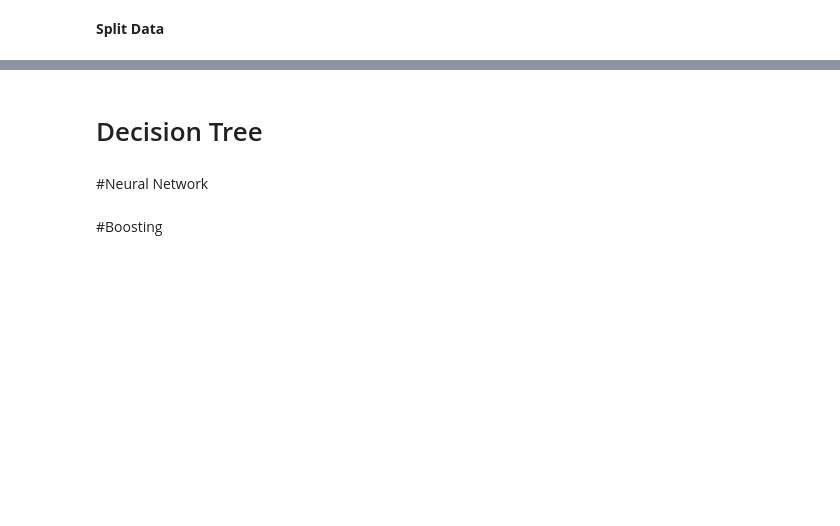
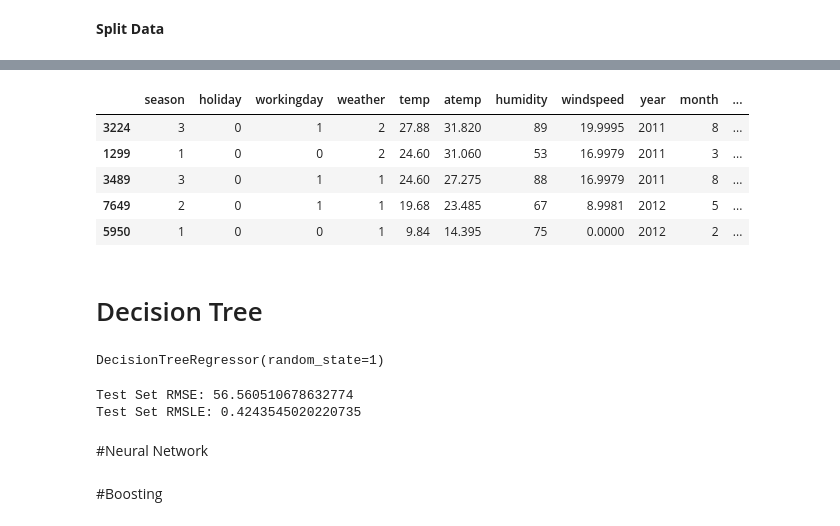
Before and after one commit to naralakamsani/supervised_learning, a Jupyter notebook: bike_sharing_demand.ipynb, the cells around one changed output, grey strips where cells are left out. Saved outputs shown, nothing was run; the diff lists cells and outputs as text; code cells hidden in the pictures; blank space fills up the shorter version.

```diff
--- a/bike_sharing_demand.ipynb
+++ b/bike_sharing_demand.ipynb
@@ -69,2 +78,23 @@ memory usage: 1020.7+ KB
+# %%
+x_train.head()
+# %% [output]
+|  | season | holiday | workingday | weather | temp | atemp | humidity | windspeed | year | month | ... |
+| 3224 | 3 | 0 | 1 | 2 | 27.88 | 31.820 | 89 | 19.9995 | 2011 | 8 | ... |
+| 1299 | 1 | 0 | 0 | 2 | 24.60 | 31.060 | 53 | 16.9979 | 2011 | 3 | ... |
+| 3489 | 3 | 0 | 1 | 1 | 24.60 | 27.275 | 88 | 16.9979 | 2011 | 8 | ... |
+| 7649 | 2 | 0 | 1 | 1 | 19.68 | 23.485 | 67 | 8.9981 | 2012 | 5 | ... |
+| 5950 | 1 | 0 | 0 | 1 | 9.84 | 14.395 | 75 | 0.0000 | 2012 | 2 | ... |
 # %% [markdown]
 # Decision Tree
+# %%
+dt_model = DecisionTreeRegressor(random_state=1)
+dt_model.fit(x_train, y_train)
+# %% [output]
+DecisionTreeRegressor(random_state=1)
+# %%
+y_pred = dt_model.predict(x_test)
+print('Test Set RMSE:', np.sqrt(np.mean((y_test-y_pred)**2)))
+print('Test Set RMSLE:', np.sqrt(np.mean((np.log1p(y_test) - np.log1p(y_pred))**2)))
+# %% [output]
+Test Set RMSE: 56.560510678632774
+Test Set RMSLE: 0.4243545020220735
```
Also changed, not shown: parts of 12 cells of this notebook.
